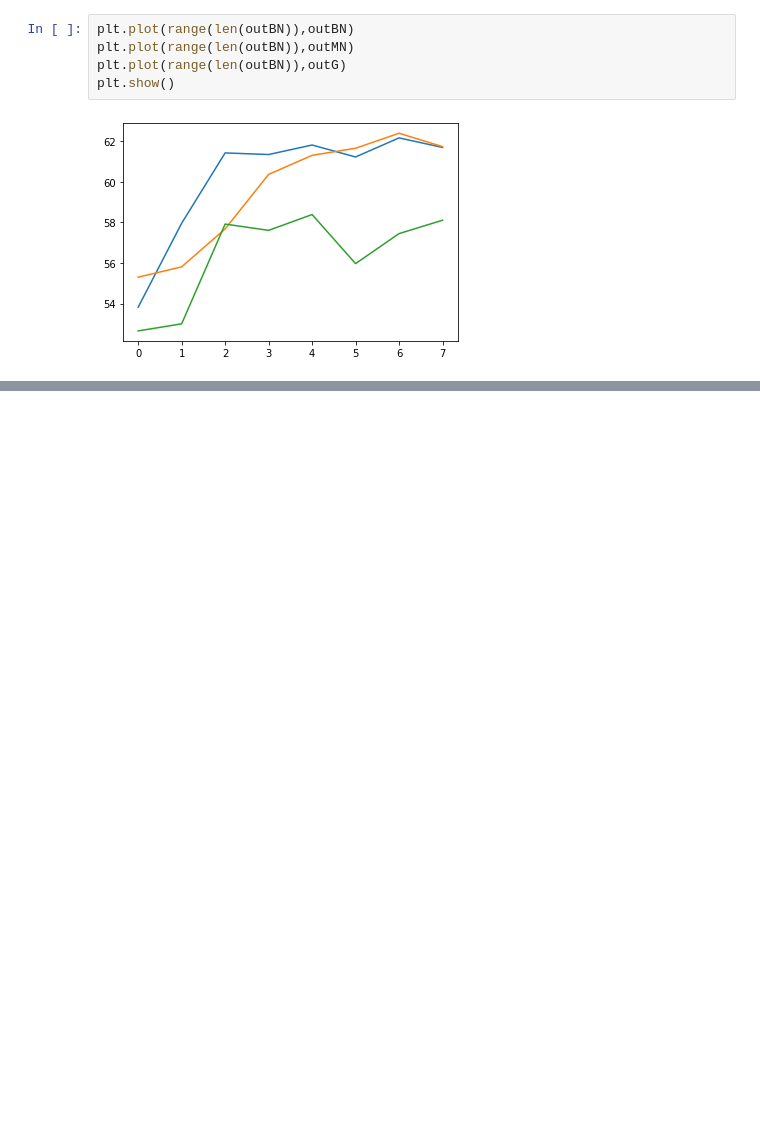
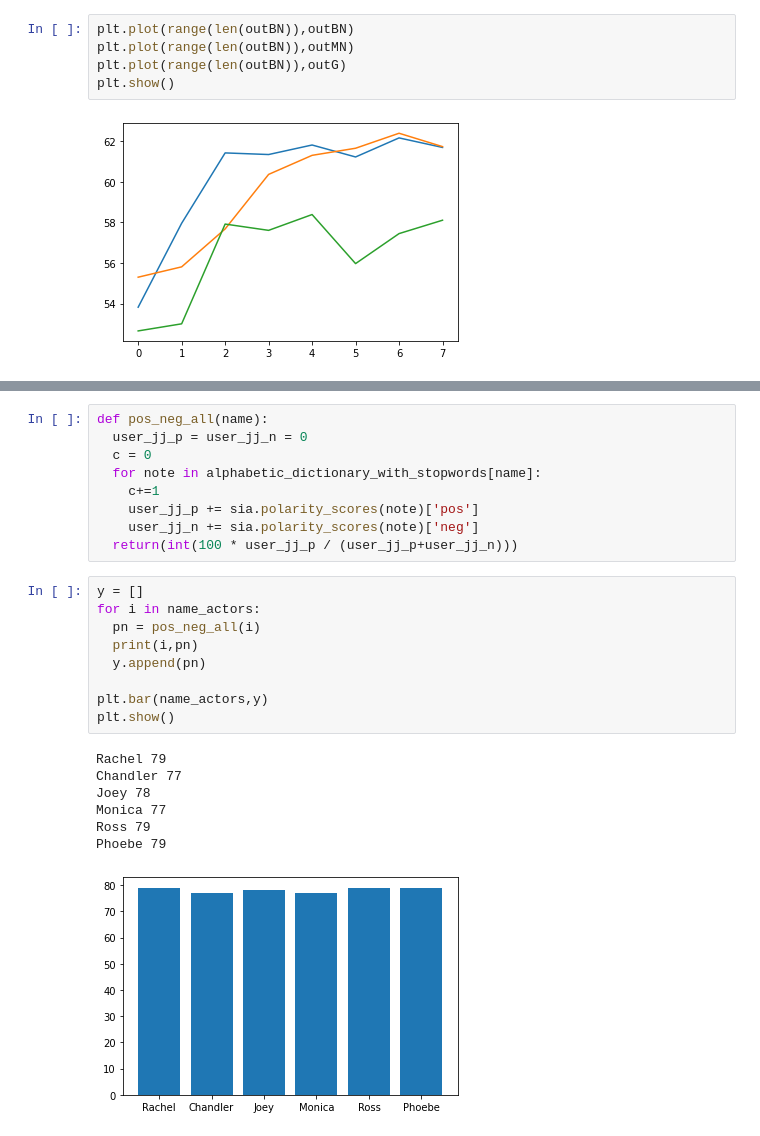
Before and after one commit to aSafarpoor/NLP-HW2, a Jupyter notebook: NLP_HW2.ipynb, the cells around one changed output, grey strips where cells are left out. Cells and saved outputs as stored; diff of their text form; blank space fills up the shorter version.

```diff
--- a/NLP_HW2.ipynb
+++ b/NLP_HW2.ipynb
@@ -1321,0 +1459,26 @@ plt.show()
+# %%
+def pos_neg_all(name):
+  user_jj_p = user_jj_n = 0
+  c = 0
+  for note in alphabetic_dictionary_with_stopwords[name]:
+    c+=1
+    user_jj_p += sia.polarity_scores(note)['pos']
+    user_jj_n += sia.polarity_scores(note)['neg']
+  return(int(100 * user_jj_p / (user_jj_p+user_jj_n)))
+# %%
+y = []
+for i in name_actors:
+  pn = pos_neg_all(i)
+  print(i,pn)
+  y.append(pn)
+
+plt.bar(name_actors,y)
+plt.show()
+# %% [output]
+Rachel 79
+Chandler 77
+Joey 78
+Monica 77
+Ross 79
+Phoebe 79
+[figure, added]
```
Also changed, not shown: parts of 40 cells of this notebook.
